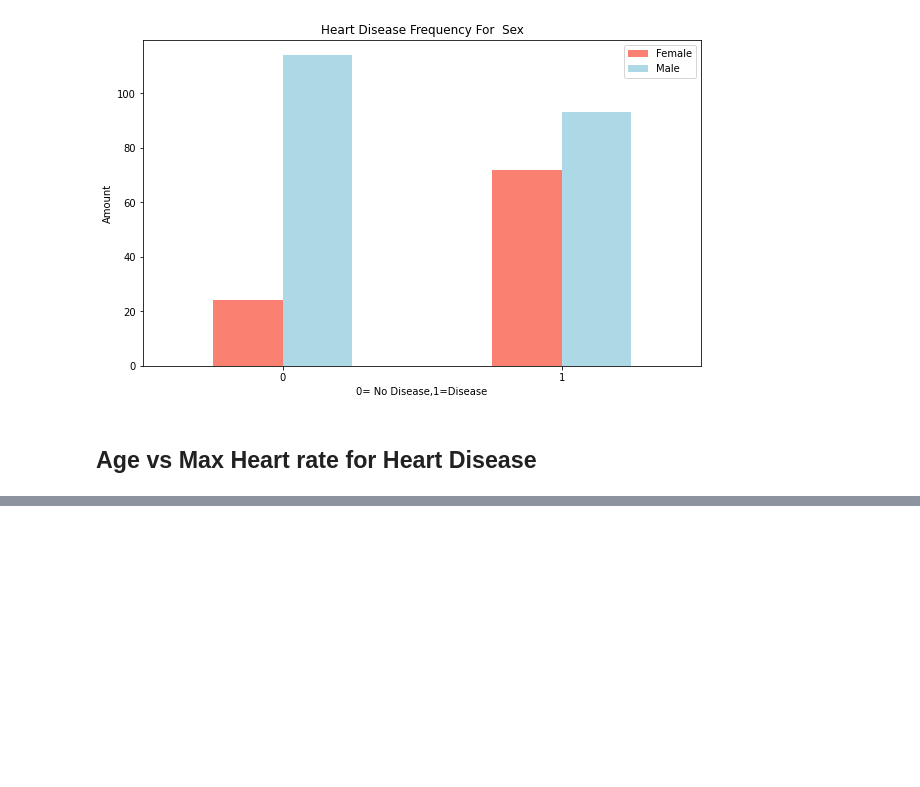
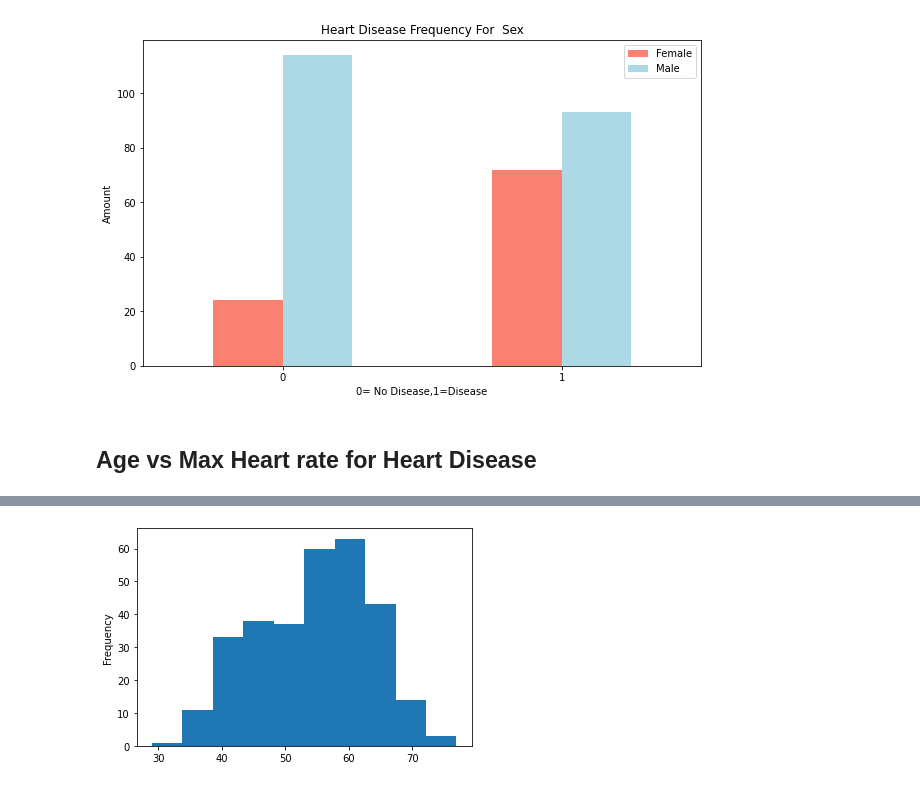
Before and after one commit to Aahra/End-to-End-Heart-Disease-classification-Milestone-Project-1-, a Jupyter notebook: End_to_end_Heart_disease_classification_.ipynb, the cells around one changed output, grey strips where cells are left out. Drawn from its saved outputs; the diff is of its cells as text; code cells hidden in the pictures; blank space fills up the shorter version.

```diff
--- a/End_to_end_Heart_disease_classification_.ipynb
+++ b/End_to_end_Heart_disease_classification_.ipynb
@@ -224,0 +227,5 @@ plt.legend
+# %%
+# Check the distribution of the age column with a histogram
+df.age.plot.hist();
+# %% [output]
+[figure, added]
```
Also changed, not shown: parts of 6 cells of this notebook.
